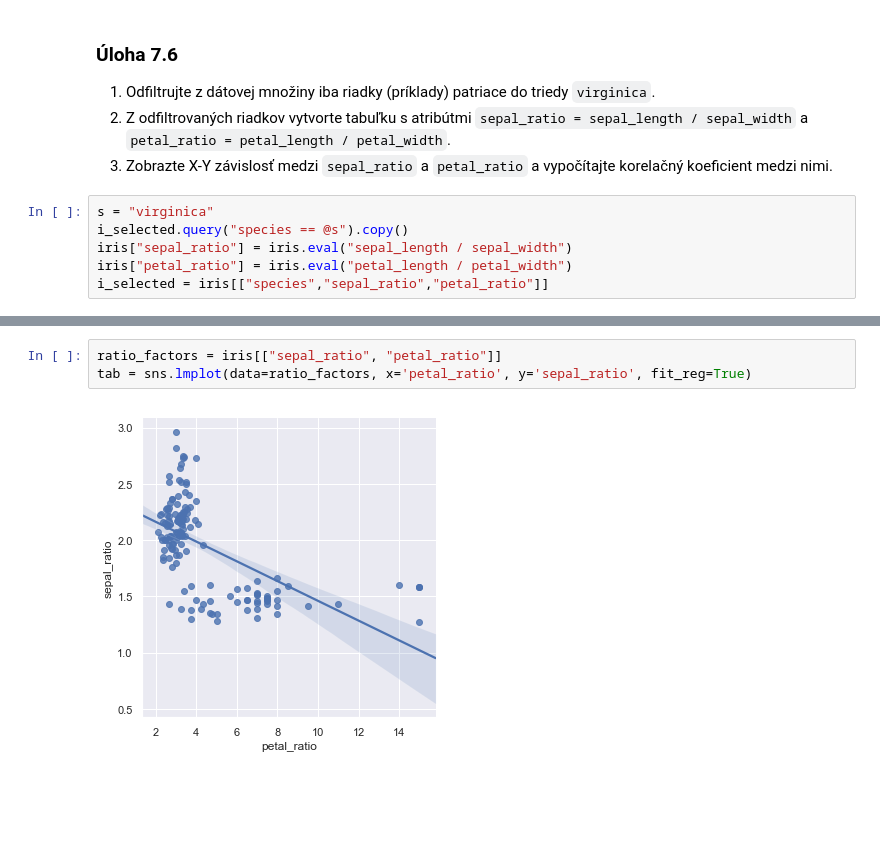
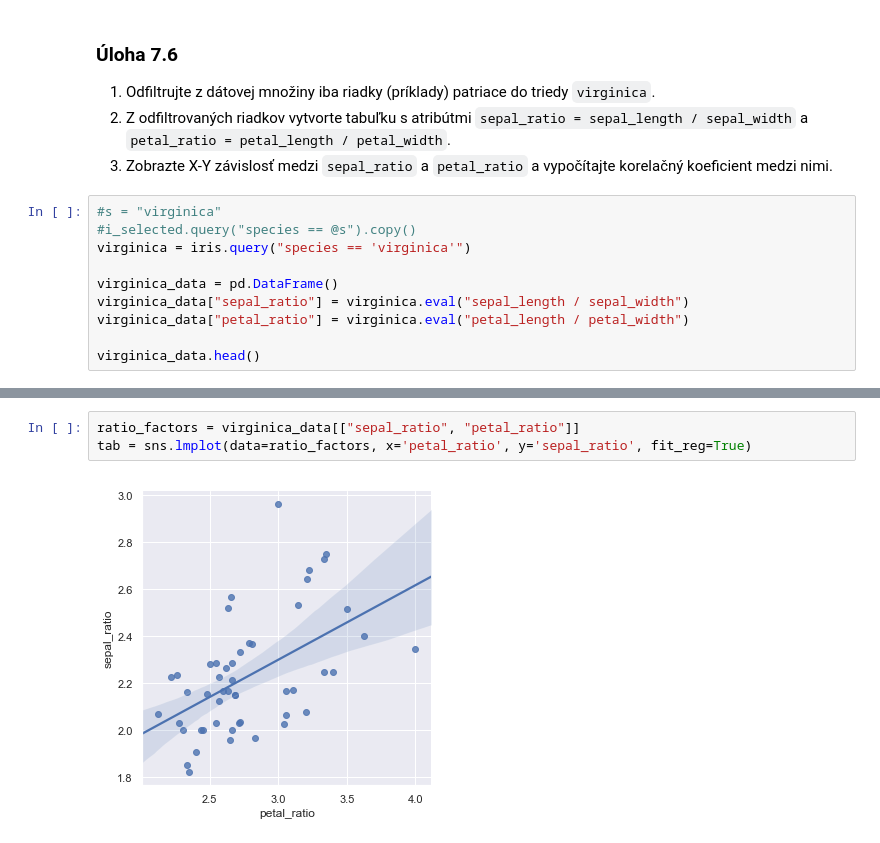
Before and after one commit to Konkolova/WDA, a Jupyter notebook: 7/notebooks - 7/happiness1.ipynb, the cells around one changed output, grey strips where cells are left out. Cells and saved outputs as stored; diff of their text form; blank space fills up the shorter version.

```diff
--- a/7/notebooks - 7/happiness1.ipynb
+++ b/7/notebooks - 7/happiness1.ipynb
@@ -470,9 +470,13 @@ pd.pivot_table(iris, index="species", values=["sepal_length","sepal_width"], agg
 2. Z odfiltrovaných riadkov vytvorte tabuľku s atribútmi `sepal_ratio = sepal_length / sepal_width` a `petal_ratio = petal_length / petal_width`.
 3. Zobrazte X-Y závislosť medzi `sepal_ratio` a `petal_ratio` a vypočítajte korelačný koeficient medzi nimi.
 # %%
-s = "virginica"
-i_selected.query("species == @s").copy()
-iris["sepal_ratio"] = iris.eval("sepal_length / sepal_width")
-iris["petal_ratio"] = iris.eval("petal_length / petal_width")
-i_selected = iris[["species","sepal_ratio","petal_ratio"]]
+#s = "virginica"
+#i_selected.query("species == @s").copy()
+virginica = iris.query("species == 'virginica'")
+
+virginica_data = pd.DataFrame()
+virginica_data["sepal_ratio"] = virginica.eval("sepal_length / sepal_width")
+virginica_data["petal_ratio"] = virginica.eval("petal_length / petal_width")
+
+virginica_data.head()
 # %% [output]
@@ -496,5 +489,5 @@ i_selected = iris[["species","sepal_ratio","petal_ratio"]]
 # %%
-ratio_factors = iris[["sepal_ratio", "petal_ratio"]]
+ratio_factors = virginica_data[["sepal_ratio", "petal_ratio"]]
 tab = sns.lmplot(data=ratio_factors, x='petal_ratio', y='sepal_ratio', fit_reg=True)
 # %% [output]
-[figure, old version]
+[figure, new version]
```
Also changed, not shown: parts of 4 cells of this notebook.
